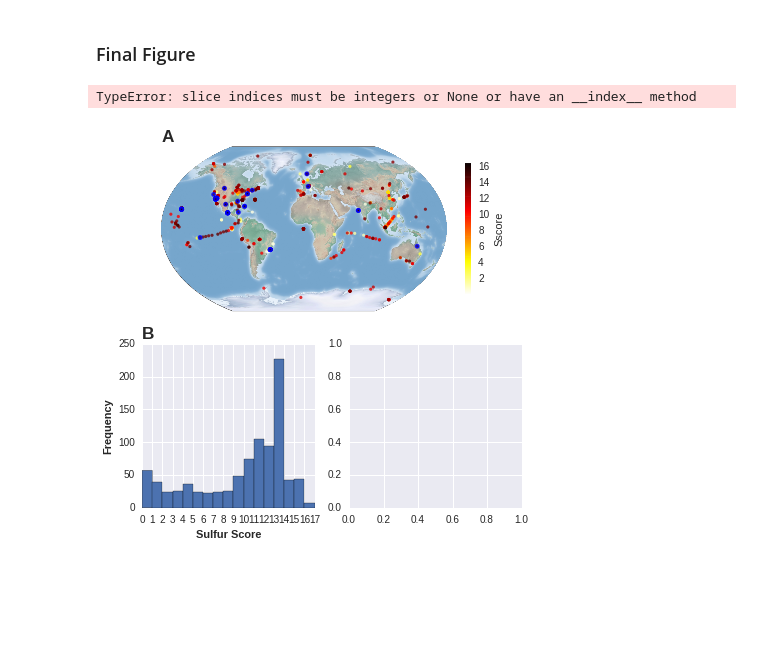
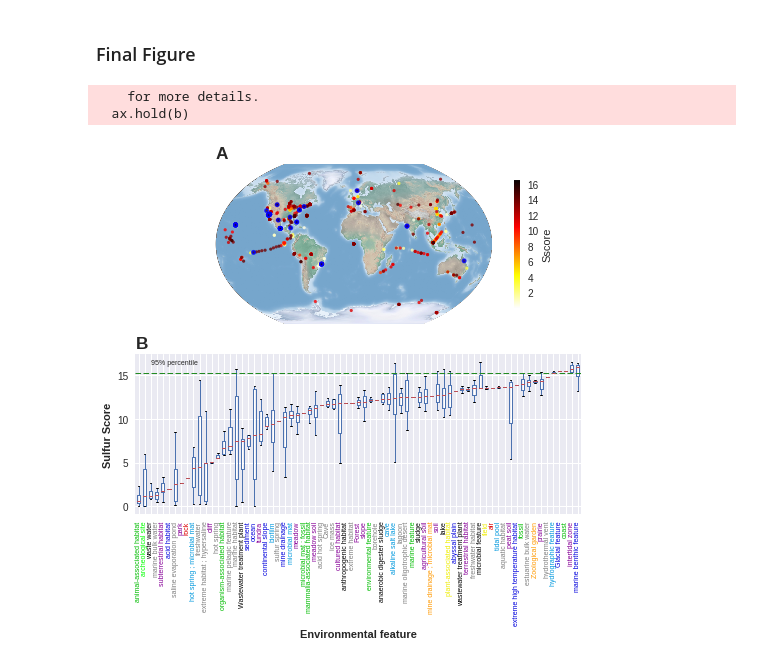
Before and after one commit to eead-csic-compbio/metagenome_Pfam_score, a Jupyter notebook: data/metagenomic_dataset/notebooks/plot_scores_world.ipynb, the cells around one changed output. Saved outputs shown, nothing was run; the diff lists cells and outputs as text; code cells hidden in the pictures; blank space fills up the shorter version.

Commit message:
World notebook - remove histograms from figure

```diff
--- a/data/metagenomic_dataset/notebooks/plot_scores_world.ipynb
+++ b/data/metagenomic_dataset/notebooks/plot_scores_world.ipynb
@@ -328,8 +330,8 @@ plt.savefig('legenda_colores.png', dpi=300)
 # %% [markdown]
 ### Final Figure
 # %%
-X = 17/2.5
-Y = 25/2.5
+X = 17.8/2.5
+Y = 18/2.5
 fig = plt.figure(figsize=(X, Y))
 
 # subplot crea sub gráficas dentro de la figura
@@ -337,7 +339,7 @@ fig = plt.figure(figsize=(X, Y))
 # 2 filas, 2 columnas, elemento 1
 
 # Map
-plt.subplot(311)
+plt.subplot(211)
 m = Basemap(projection='kav7', lon_0=0, resolution='c')
 m.drawmapboundary(linewidth=0.5)
 m.shadedrelief(scale=0.1)
@@ -347,52 +349,52 @@ plt.scatter(x, y, 10, edgecolors=donuts, c=f_coord.Sscore_2017, alpha=0.8, cmap=
 plt.colorbar(fraction=0.15, shrink=0.8, pad=0.05, label='Sscore')
 plt.title('A', fontweight='bold', fontsize='x-large', loc='left')
 
 # Histogram
-plt.subplot(323)
-bins = np.linspace(0,17, 18)
-meta.Sscore_2017.hist(bins=bins)
-plt.xlim((0, 17))
-xt = plt.xticks(bins)
-plt.xlabel('Sulfur Score', weight='bold')
-plt.ylabel('Frequency', weight='bold')
-plt.title('B', fontweight='bold', fontsize='x-large', loc='left')
-
+#plt.subplot(323)
+#bins = np.linspace(0,17, 18)
+#meta.Sscore_2017.hist(bins=bins)
+#plt.xlim((0, 17))
+#xt = plt.xticks(bins)
+#plt.xlabel('Sulfur Score', weight='bold')
+#plt.ylabel('Frequency', weight='bold')
+#plt.title('B', fontweight='bold', fontsize='x-large', loc='left')
 
 # Cummulative histogram
-plt.subplot(324)
-sns.kdeplot(meta.Sscore_2017, cumulative=True)
+#plt.subplot(324)
+#sns.kdeplot(meta.Sscore_2017, cumulative=True)
 #sns.kdeplot(meta["Sscore_2017"], cumulative=True)
-plt.xlim((0, 17))
-plt.axvline(percen95, color='forestgreen', linewidth=1, ls='--')
-xt = plt.xticks(bins)
-plt.xlabel('Sulfur Score', weight='bold')
-plt.ylabel('Cumulative frequency', weight='bold')
-plt.annotate( '95% percentile', (14.5, 0.4), fontsize='xx-small', rotation=90)
-plt.title('C', fontweight='bold', fontsize='x-large', loc='left')
+#plt.xlim((0, 17))
+#plt.axvline(percen95, color='forestgreen', linewidth=1, ls='--')
+#xt = plt.xticks(bins)
+#plt.xlabel('Sulfur Score', weight='bold')
+#plt.ylabel('Cumulative frequency', weight='bold')
+#plt.annotate( '95% percentile', (14.5, 0.4), fontsize='xx-small', rotation=90)
+#plt.title('C', fontweight='bold', fontsize='x-large', loc='left')
 
 
 # boxplot
-plt.subplot(313)
+plt.subplot(212)
 x = env_f_sorted.boxplot(rot=90)
 plt.xticks(size='xx-small')
 #plt.yticks(size='x-small')
 plt.xlabel('Environmental feature', weight='bold')
 plt.ylabel('Sulfur Score', weight='bold')
 plt.axhline(percen95, color='forestgreen', linewidth=1, ls='--')
 plt.annotate( '95% percentile', (3, 16.2), fontsize='xx-small')
 # esta función ordena mejor los elementos en el lienzo
-plt.title('D', fontweight='bold', fontsize='x-large', loc='left')
+plt.title('B', fontweight='bold', fontsize='x-large', loc='left')
 
 
 myax = plt.gca()
 labels = myax.get_xticklabels()
 for l in labels:
     l.set_color(f_coldic[l.get_text()])
 
 
 plt.tight_layout()
 plt.savefig('sulfur_score_meta.png', dpi=300)
 #plt.savefig('sulfur_score_meta.ps', dpi=300, format='ps')
 # %% [output]
-TypeError: slice indices must be integers or None or have an __index__ method
+    for more details.
+  ax.hold(b)
-[figure, old version]
+[figure, new version]
```
Also changed, not shown: parts of 5 cells of this notebook, 1 other file.
